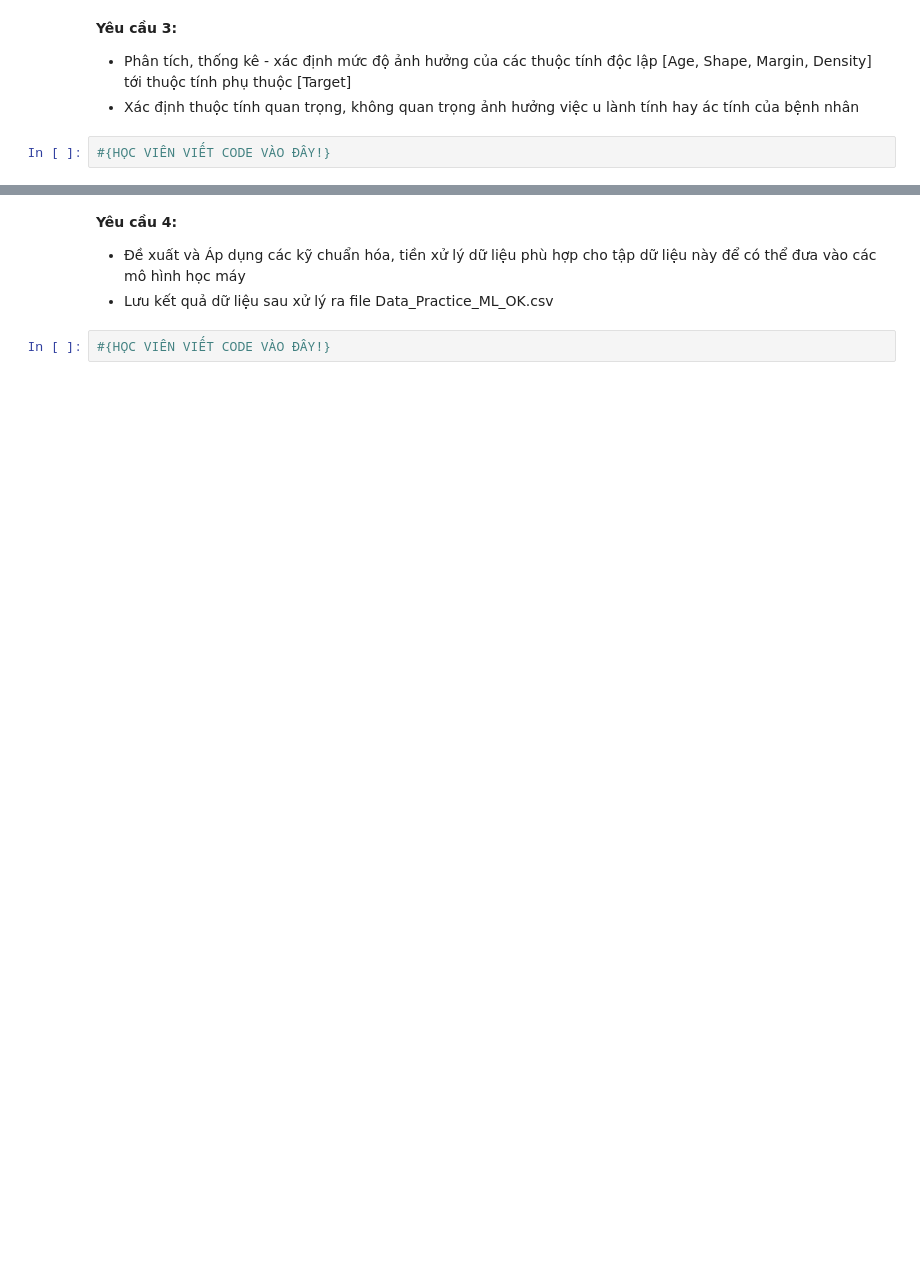
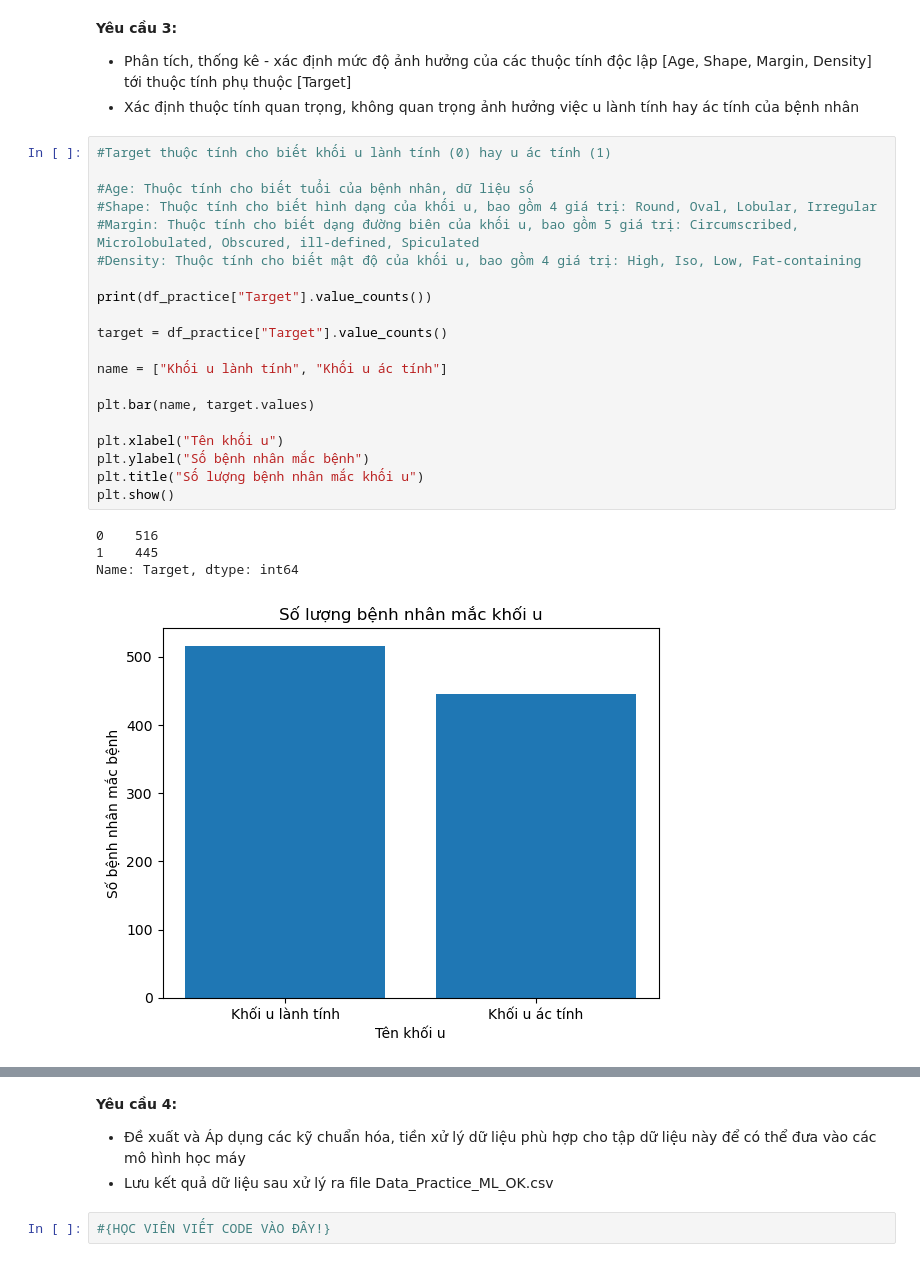
Before and after one commit to TuanPham0610/abc, a Jupyter notebook: Phan_2-20240226T063351Z-001/Phan_2/MaNhom_MaSV_HotenSV_BaiTap.ipynb, the cells around one changed output, grey strips where cells are left out. Drawn from its saved outputs; the diff is of its cells as text; blank space fills up the shorter version.

```diff
--- a/Phan_2-20240226T063351Z-001/Phan_2/MaNhom_MaSV_HotenSV_BaiTap.ipynb
+++ b/Phan_2-20240226T063351Z-001/Phan_2/MaNhom_MaSV_HotenSV_BaiTap.ipynb
@@ -51,5 +250,28 @@ Mỗi bản ghi tương ứng với một bệnh nhân, Bao gồm 8 thuộc tín
 
 - Phân tích, thống kê - xác định mức độ ảnh hưởng của các thuộc tính độc lập [Age, Shape, Margin, Density] tới thuộc tính phụ thuộc [Target]
 - Xác định thuộc tính quan trọng, không quan trọng ảnh hưởng việc u lành tính hay ác tính của bệnh nhân
-# %%
-#{HỌC VIÊN VIẾT CODE VÀO ĐÂY!}
+# %%
+#Target thuộc tính cho biết khối u lành tính (0) hay u ác tính (1)
+
+#Age: Thuộc tính cho biết tuổi của bệnh nhân, dữ liệu số
+#Shape: Thuộc tính cho biết hình dạng của khối u, bao gồm 4 giá trị: Round, Oval, Lobular, Irregular
+#Margin: Thuộc tính cho biết dạng đường biên của khối u, bao gồm 5 giá trị: Circumscribed, Microlobulated, Obscured, ill-defined, Spiculated
+#Density: Thuộc tính cho biết mật độ của khối u, bao gồm 4 giá trị: High, Iso, Low, Fat-containing
+
+print(df_practice["Target"].value_counts())
+
+target = df_practice["Target"].value_counts()
+
+name = ["Khối u lành tính", "Khối u ác tính"]
+
+plt.bar(name, target.values)
+
+plt.xlabel("Tên khối u")
+plt.ylabel("Số bệnh nhân mắc bệnh")
+plt.title("Số lượng bệnh nhân mắc khối u")
+plt.show()
+# %% [output]
+0    516
+1    445
+Name: Target, dtype: int64
+[figure, added]
```
Also changed, not shown: parts of 16 cells of this notebook, 1 other file.
